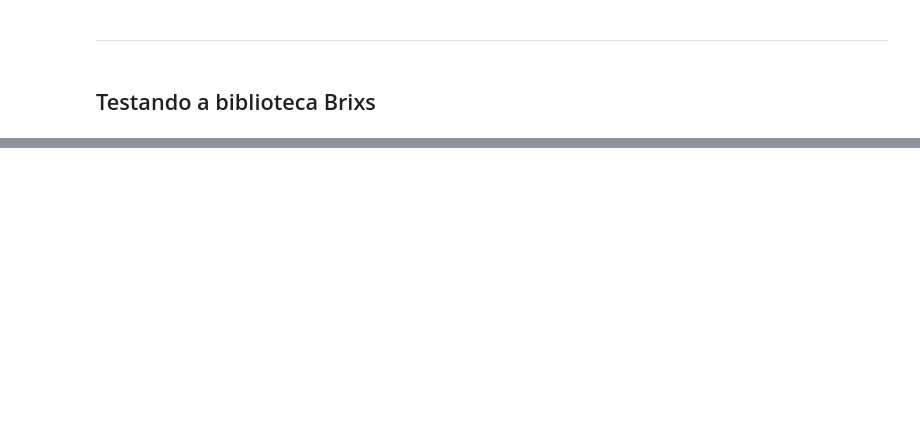
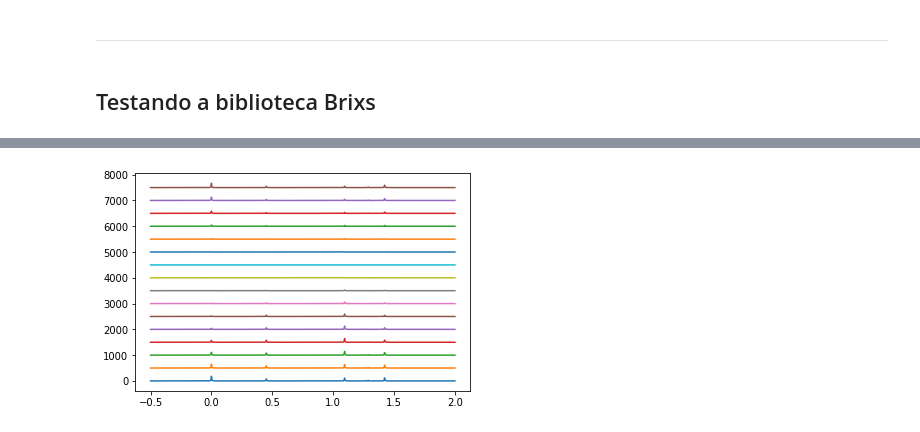
Before and after one commit to danischagas/IP-III---RIXS, a Jupyter notebook: 20.10.graficosrixs.ipynb, the cells around one changed output, grey strips where cells are left out. Saved outputs shown, nothing was run; the diff lists cells and outputs as text; code cells hidden in the pictures; blank space fills up the shorter version.

```diff
--- a/20.10.graficosrixs.ipynb
+++ b/20.10.graficosrixs.ipynb
@@ -292,8 +258,9 @@ plt.show()
 # %%
 for s in ss:
-
-plt.figure()
-s.plot()
+    #plt.figure()
+    s.plot()
 plt.show()
+# %% [output]
+[figure, added]
 # %%
 s1 =
```
Also changed, not shown: parts of 5 cells of this notebook, 8 other files.
